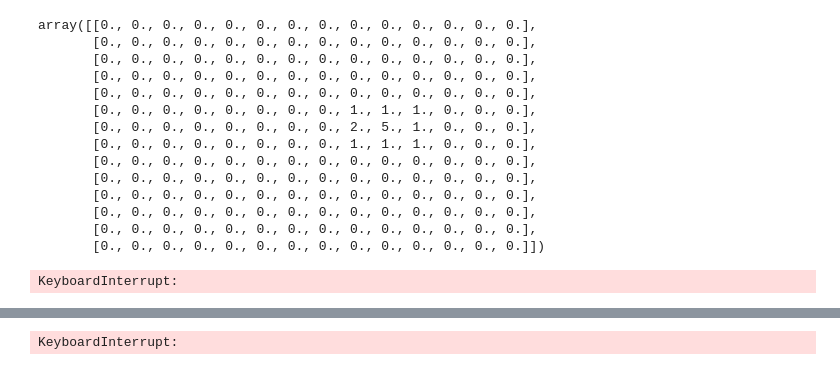
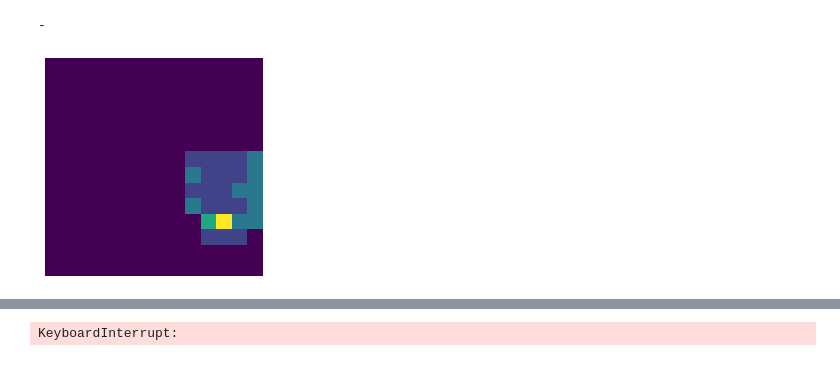
Before and after one commit to DCCCXIX/DQN, a Jupyter notebook: Reinforced learning.ipynb, the cells around one changed output, grey strips where cells are left out. Saved outputs shown, nothing was run; the diff lists cells and outputs as text; code cells hidden in the pictures.

```diff
--- a/Reinforced learning.ipynb
+++ b/Reinforced learning.ipynb
@@ -153,41 +215,28 @@ class MyEnv(gym.Env):
     def render(self, mode='human'):
         return self.grid * self.mask
 # %%
-env = MyEnv(size=12, num_obstacles=16, num_enemies=2)
+env = MyEnv(size=12, num_obstacles=12, num_enemies=2)
 env.reset()
+print("-")
 # %% [output]
-array([[0., 0., 0., 0., 0., 0., 0., 0., 0., 0., 0., 0., 0., 0.],
-       [0., 0., 0., 0., 0., 0., 0., 0., 0., 0., 0., 0., 0., 0.],
-       [0., 0., 0., 0., 0., 0., 0., 0., 0., 0., 0., 0., 0., 0.],
-       [0., 0., 0., 0., 0., 0., 0., 0., 0., 0., 0., 0., 0., 0.],
-       [0., 0., 0., 0., 0., 0., 0., 0., 0., 0., 0., 0., 0., 0.],
-       [0., 0., 0., 0., 0., 0., 0., 0., 1., 1., 1., 0., 0., 0.],
-       [0., 0., 0., 0., 0., 0., 0., 0., 2., 5., 1., 0., 0., 0.],
-       [0., 0., 0., 0., 0., 0., 0., 0., 1., 1., 1., 0., 0., 0.],
-       [0., 0., 0., 0., 0., 0., 0., 0., 0., 0., 0., 0., 0., 0.],
-       [0., 0., 0., 0., 0., 0., 0., 0., 0., 0., 0., 0., 0., 0.],
-       [0., 0., 0., 0., 0., 0., 0., 0., 0., 0., 0., 0., 0., 0.],
-       [0., 0., 0., 0., 0., 0., 0., 0., 0., 0., 0., 0., 0., 0.],
-       [0., 0., 0., 0., 0., 0., 0., 0., 0., 0., 0., 0., 0., 0.],
-       [0., 0., 0., 0., 0., 0., 0., 0., 0., 0., 0., 0., 0., 0.]])
+-
 # %%
-from time import sleep
-
-sample_state = env.reset()
+env.reset()
+sample_state = env.render()
 sample_img = plt.imshow(env.render(mode='rgb_array'))
-for j in range(200):
-    sleep(5)
+for j in range(100):
+    sleep(0.05)
     sample_action = env.action_space.sample()
     state, reward, done, _ = env.step(sample_action)
-    print(f"Sample action: {sample_action}, {list(env.actions.keys())[list(env.actions.values()).index(sample_action)]}, Reward: {reward}, Done: {done}", end = "")
+    #print(f"Sample action: {sample_action}, {list(env.actions.keys())[list(env.actions.values()).index(sample_action)]}, Reward: {reward}, Done: {done}", end = "")
     sample_img.set_data(env.render(mode='rbg_array'))
     plt.axis('off')
     display.display(plt.gcf())
     display.clear_output(wait=True)
     if done:
         break
 # %% [output]
-KeyboardInterrupt:
+[figure, added]
 # %%
 class QNetwork(nn.Module):
     def __init__(self, state_size, action_size, seed):
```
Also changed, not shown: parts of 8 cells of this notebook.
